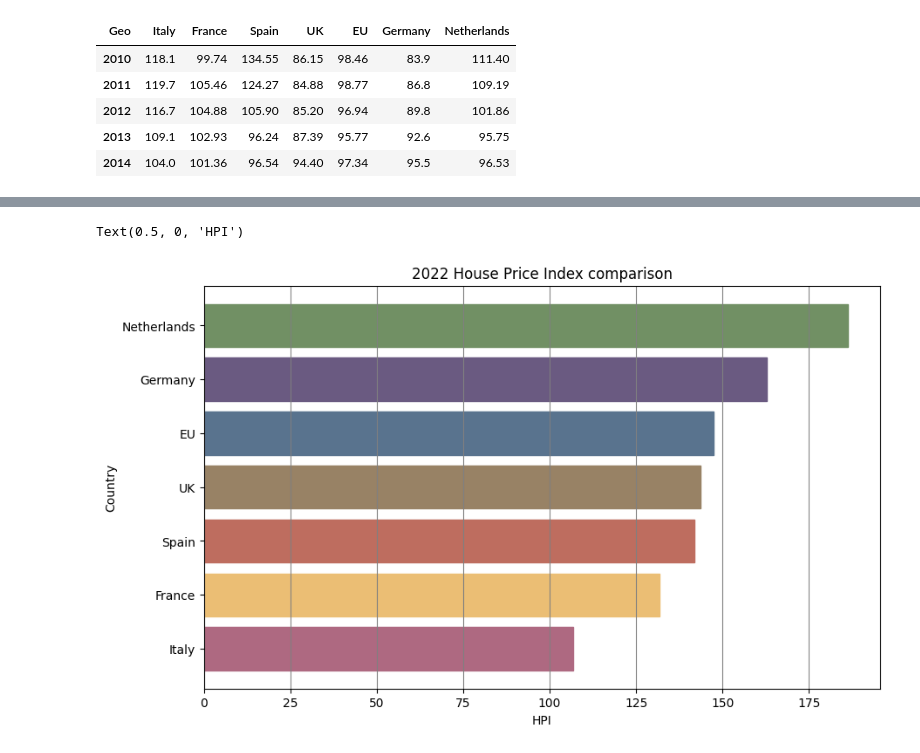
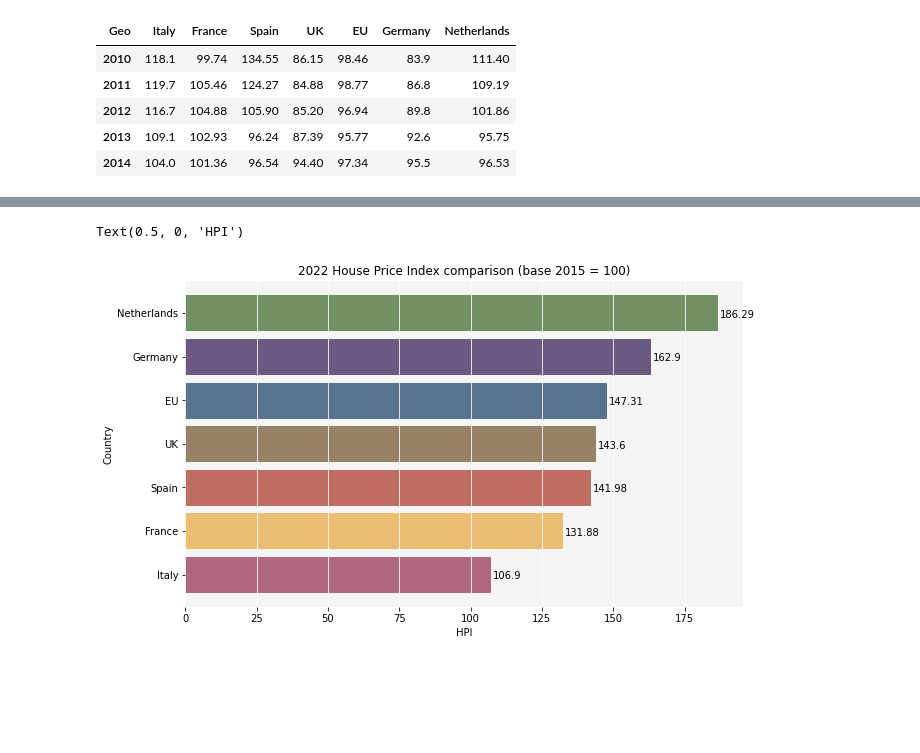
Before and after one commit to Thetechyteacher/housing-analysis, a Jupyter notebook: Jupyter Notebooks/02_data_analysis_and_visualisation/uk_vs_eu_analysis.ipynb, the cells around one changed output, grey strips where cells are left out. Drawn from its saved outputs; the diff is of its cells as text; code cells hidden in the pictures; blank space fills up the shorter version.

```diff
--- a/Jupyter Notebooks/02_data_analysis_and_visualisation/uk_vs_eu_analysis.ipynb
+++ b/Jupyter Notebooks/02_data_analysis_and_visualisation/uk_vs_eu_analysis.ipynb
@@ -302,22 +302,34 @@ bcr.bar_chart_race(df = topeu,
 # %%
 # Static version of the bar chart race above for the year 2022
 
-plt.figure(figsize=(10,6))
-plt.grid(axis='x', color='grey')
+fig, ax = plt.subplots(figsize=(10,6))
+plt.grid(axis='x', color='white')
+ax.set_facecolor("whitesmoke")
 bars = plt.barh(y=topeu.columns, width=topeu.loc['2022'])
 
 bars[6].set_color((104/235, 133/235, 92/235))
 bars[5].set_color((98/235, 83/235, 119/235))
 bars[4].set_color((82/235, 106/235, 131/235))
 bars[3].set_color((140/235, 120/235, 93/235))
 bars[2].set_color((175/235, 100/235, 88/235))
 bars[1].set_color((217/235, 175/235, 107/235))
 bars[0].set_color((160/235, 97/235, 119/235))
 
-plt.title('2022 House Price Index comparison')
+for i in ax.patches:
+    plt.text(i.get_width()+1, i.get_y()+0.3,
+             str(round((i.get_width()), 2)),
+             fontsize=10,
+             color='black')
+
+ax.spines['top'].set_visible(False)
+ax.spines['right'].set_visible(False)
+ax.spines['bottom'].set_visible(False)
+ax.spines['left'].set_visible(False)
+
+plt.title('2022 House Price Index comparison (base 2015 = 100)')
 
 plt.ylabel('Country')
 plt.xlabel('HPI')
 # %% [output]
 Text(0.5, 0, 'HPI')
-[figure, old version]
+[figure, new version]
```
Also changed, not shown: parts of 1 cell of this notebook, 1 other file.
